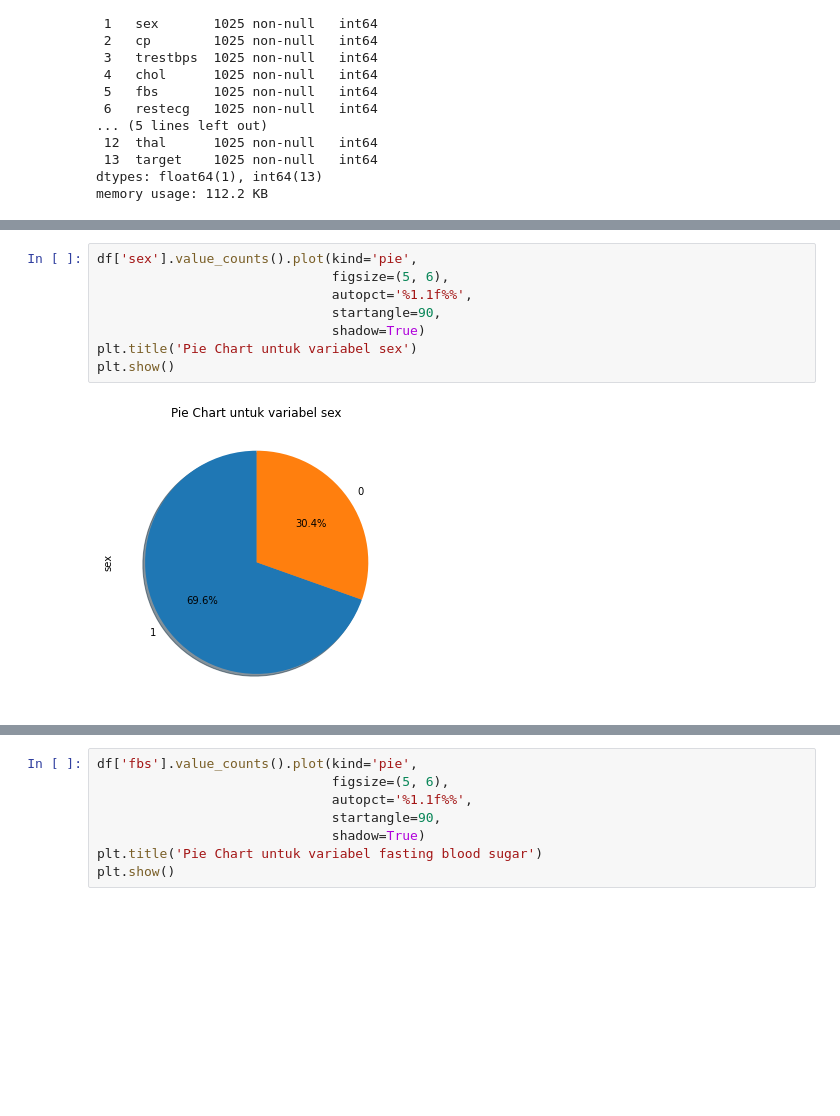
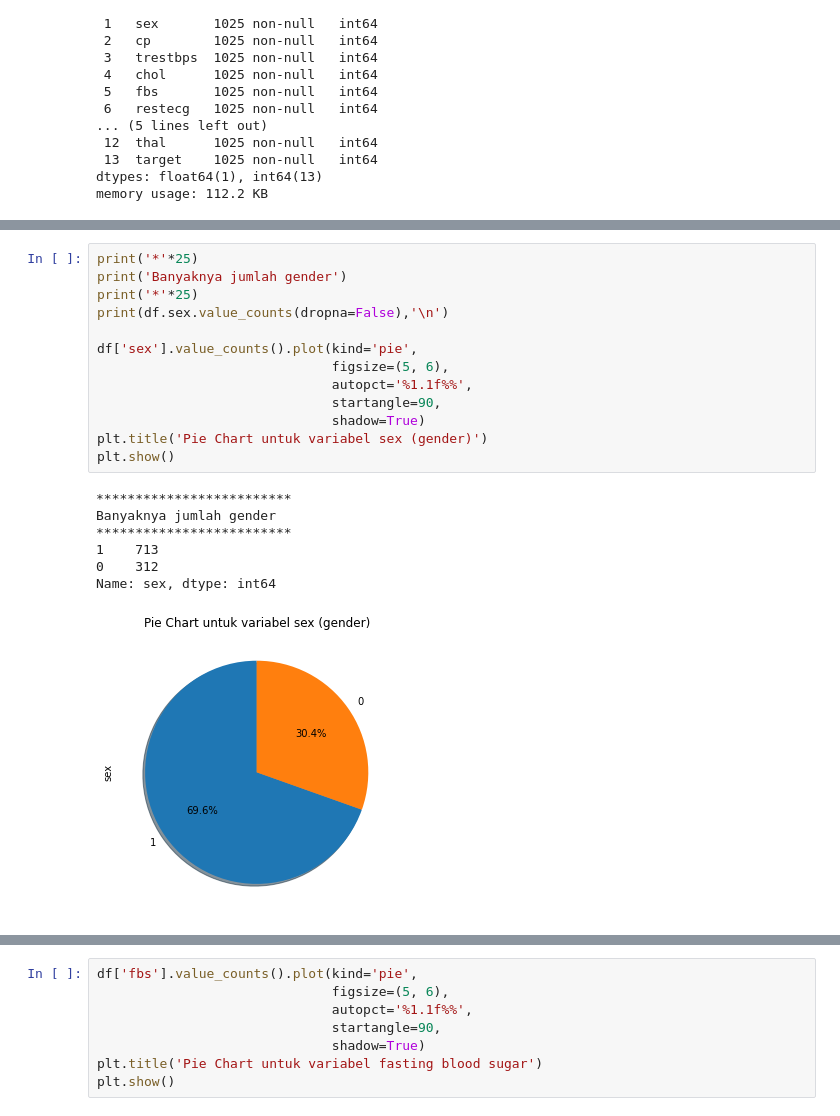
Before and after one commit to cindydkurniaty/PYTN_Prakerja_Cindy-Dwi_Kurniaty_Yusuf, a Jupyter notebook: PYTN_Prakerja_Cindy_Dwi_Kurniaty_Yusuf.ipynb, the cells around one changed output, grey strips where cells are left out. Cells and saved outputs as stored; diff of their text form; blank space fills up the shorter version.

```diff
--- a/PYTN_Prakerja_Cindy_Dwi_Kurniaty_Yusuf.ipynb
+++ b/PYTN_Prakerja_Cindy_Dwi_Kurniaty_Yusuf.ipynb
@@ -54,10 +129,21 @@ memory usage: 112.2 KB
 # %%
+print('*'*25)
+print('Banyaknya jumlah gender')
+print('*'*25)
+print(df.sex.value_counts(dropna=False),'\n')
+
 df['sex'].value_counts().plot(kind='pie',
                               figsize=(5, 6),
                               autopct='%1.1f%%',
                               startangle=90,
                               shadow=True)
-plt.title('Pie Chart untuk variabel sex')
+plt.title('Pie Chart untuk variabel sex (gender)')
 plt.show()
 # %% [output]
+*************************
+Banyaknya jumlah gender
+*************************
+1    713
+0    312
+Name: sex, dtype: int64
-[figure, old version]
+[figure, new version]
```
Also changed, not shown: parts of 10 cells of this notebook.
